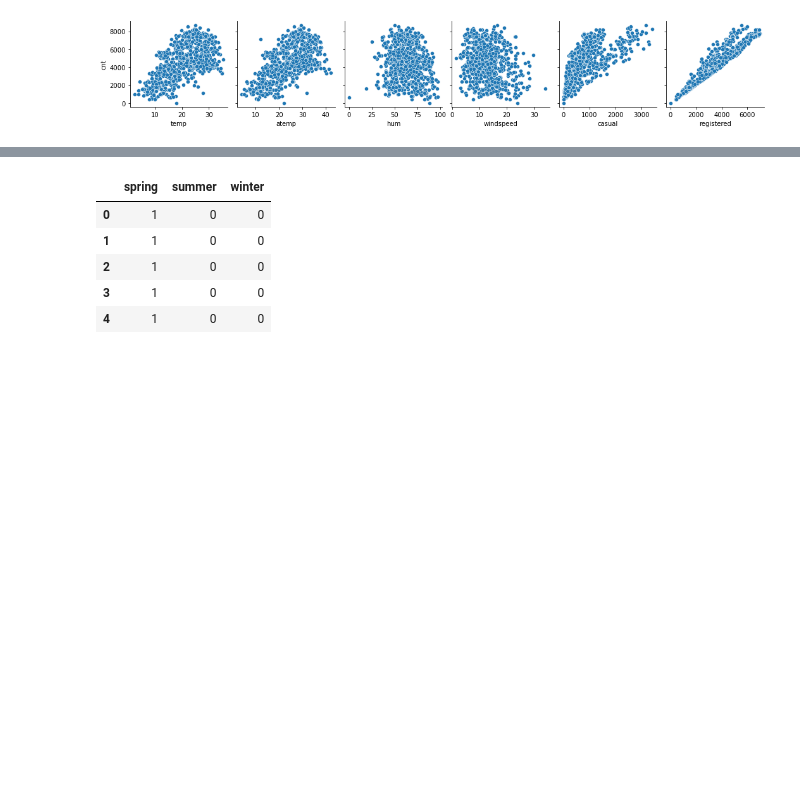
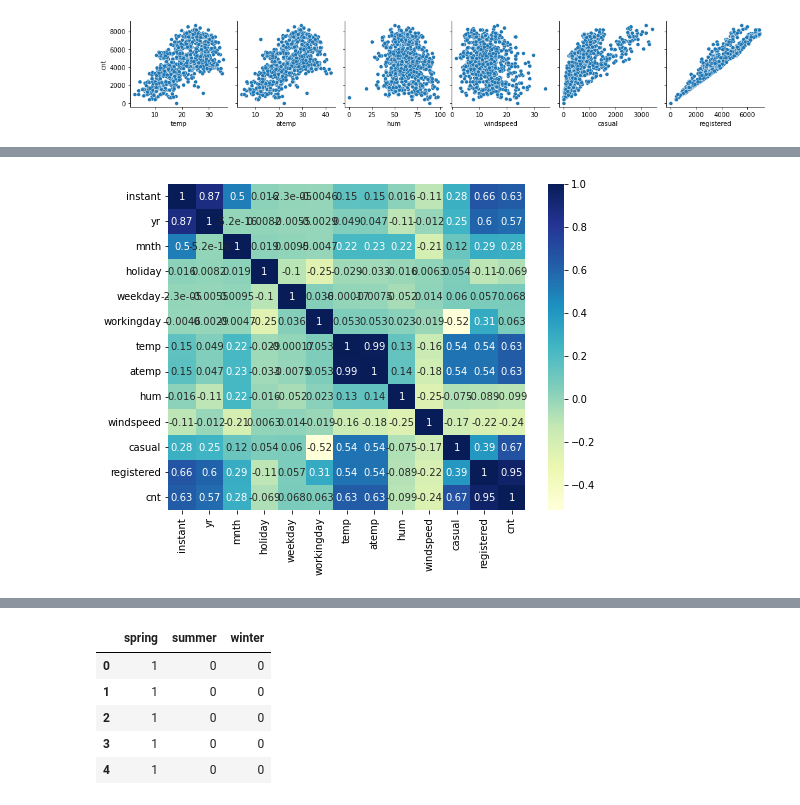
Before and after one commit to RatneshFlash/MLR_Bikes_Sharing, a Jupyter notebook: Linear_Regression_Assignment.ipynb, the cells around one changed output, grey strips where cells are left out. Cells and saved outputs as stored; diff of their text form; code cells hidden in the pictures; blank space fills up the shorter version.

```diff
--- a/Linear_Regression_Assignment.ipynb
+++ b/Linear_Regression_Assignment.ipynb
@@ -117 +151,7 @@ plt.show()
+# %%
+plt.figure(figsize = (8, 6))
+sns.heatmap(bikes[bikes.columns].corr(), annot = True, cmap="YlGnBu")
+plt.show()
+# %% [output]
+[figure, added]
 # %% [markdown]
```
Also changed, not shown: parts of 125 cells of this notebook, 2 other files.
